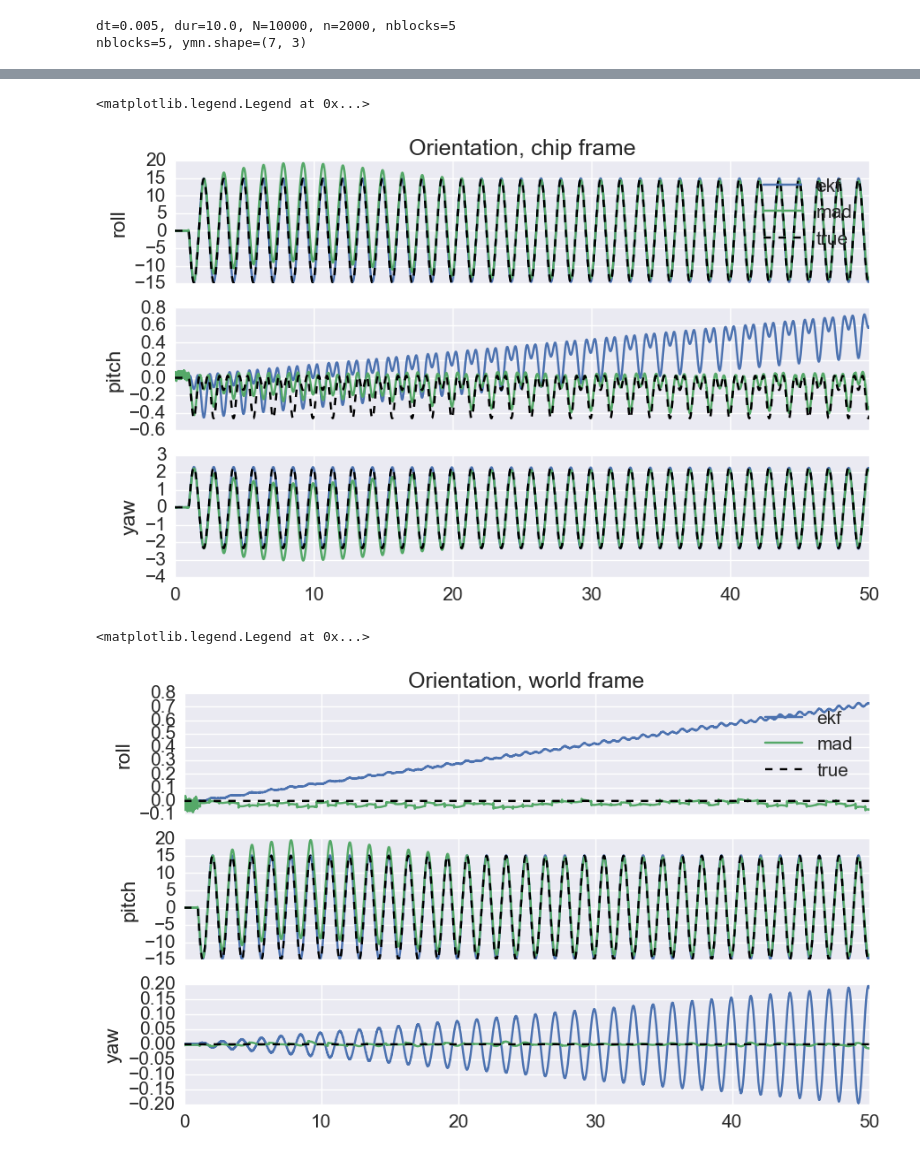
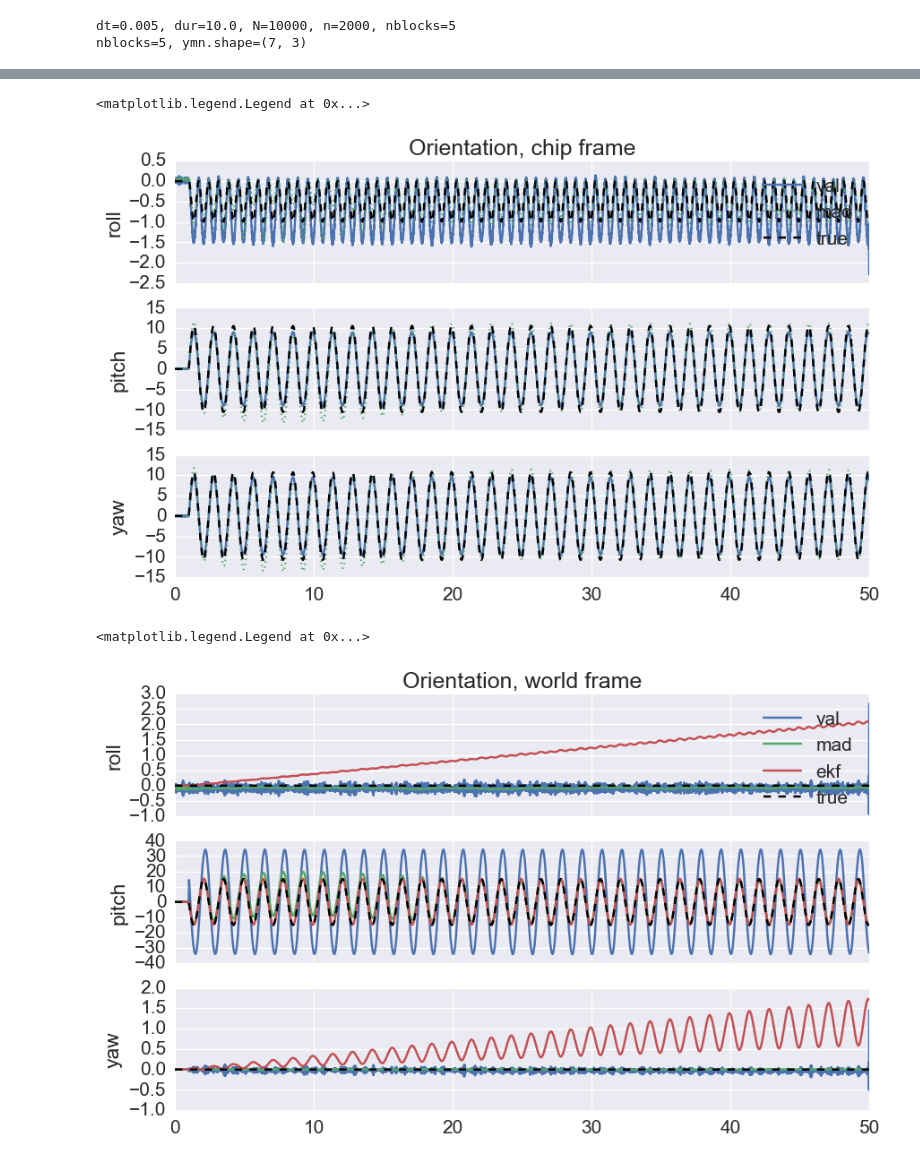
Before and after one commit to DaveBuckingham/fish, a Jupyter notebook: algorithms/test_imu_algorithms.ipynb, the cells around one changed output, grey strips where cells are left out. Saved outputs shown, nothing was run; the diff lists cells and outputs as text; code cells hidden in the pictures.

Commit message:
Valenti algorithm is maybe working

```diff
--- a/algorithms/test_imu_algorithms.ipynb
+++ b/algorithms/test_imu_algorithms.ipynb
@@ -129,10 +129,17 @@ imu.filter(method='butter', order=5, gyro_cutoff=(0.1, 10), acc_cutoff=(0, 30))
 # %% [output]
 dt=0.005, dur=10.0, N=10000, n=2000, nblocks=5
 nblocks=5, ymn.shape=(7, 3)
+# %%
+imu.get_orientation(method='valenti', gain=1.0, gainrange=None)
+orient_val = copy(imu.orient_world)
+accdyn_val = copy(imu.accdyn_world)
+accdyn_val_chip = copy(imu.accdyn_sensor)
+orient_val_chip = copy(imu.orient_sensor)
+qorient_val = copy(imu.qorient_world)
 # %%
 imu.get_orientation(method='madgwick')
 orient_mad = copy(imu.orient_world)
 orient_mad_chip = copy(imu.orient_sensor)
 accdyn_mad = copy(imu.accdyn_world)
 accdyn_mad_chip = copy(imu.accdyn_sensor)
-qorient_mad = copy(imu.qorient)
+qorient_mad = copy(imu.qorient_world)
@@ -156,0 +146,12 @@ qchip2world:
+# %%
+fig, ax = plt.subplots(4,1, sharex=True)
+for o0, om, ov, ax1 in zip(np.rollaxis(quaternion.as_float_array(imu.qorient_world_true), 1),
+                                np.rollaxis(quaternion.as_float_array(qorient_mad), 1),
+                                np.rollaxis(quaternion.as_float_array(qorient_val), 1),
+                                ax):
+    ax1.plot(imu.t, ov, label='val')
+    ax1.plot(imu.t, om, ':', label='mad')
+    ax1.plot(imu.t, o0, 'k--', label='true')
+ax[0].set_title('Orientation quaternion')
+ax[0].legend()
+ax[0].set_xlim([0, 4])
@@ -157,31 +161,32 @@ qchip2world:
 # %%
 fig, ax = plt.subplots(3,1, sharex=True)
-for o0, om, oe, ax1, lab in zip(np.rollaxis(imu.orient_imu_true, 1),
+for o0, om, ov, ax1, lab in zip(np.rollaxis(imu.orient_imu_true, 1),
                                 np.rollaxis(orient_mad_chip, 1),
-                                np.rollaxis(orient_ekf_chip, 1),
+                                np.rollaxis(orient_val_chip, 1),
                                 ax, ['roll', 'pitch', 'yaw']):
-    ax1.plot(imu.t, -np.rad2deg(oe), label='ekf')
-    ax1.plot(imu.t, np.rad2deg(om), label='mad')
+    ax1.plot(imu.t, np.rad2deg(ov), label='val')
+    ax1.plot(imu.t, np.rad2deg(om), ':', label='mad')
     ax1.plot(imu.t, o0, 'k--', label='true')
     ax1.set_ylabel(lab)
 ax[0].set_title('Orientation, chip frame')
 ax[0].legend()
-#ax[0].set_xlim([4.5, 5])
+# ax[0].set_xlim([0, 0.5])
 # %% [output]
 <matplotlib.legend.Legend at 0x...>
-[figure, old version]
+[figure, new version]
 # %%
 fig, ax = plt.subplots(3,1, sharex=True)
-for o0, om, oe, ax1, lab in zip(np.rollaxis(imu.orient_world_true, 1), np.rollaxis(orient_mad, 1),
+for o0, om, ov, oe, ax1, lab in zip(np.rollaxis(imu.orient_world_true, 1), np.rollaxis(orient_mad, 1), np.rollaxis(orient_val, 1),
                                 np.rollaxis(orient_ekf, 1),
                                 ax, ['roll', 'pitch', 'yaw']):
+    ax1.plot(imu.t, np.rad2deg(ov), label='val')
+    ax1.plot(imu.t, np.rad2deg(om), label='mad')
     ax1.plot(imu.t, np.rad2deg(oe), label='ekf')
-    ax1.plot(imu.t, np.rad2deg(om), label='mad')
     ax1.plot(imu.t, o0, 'k--', label='true')
     ax1.set_ylabel(lab)
 ax[0].set_title('Orientation, world frame')
 ax[0].legend()
 #ax[0].set_xlim([4.5, 5])
 # %% [output]
 <matplotlib.legend.Legend at 0x...>
-[figure, old version]
+[figure, new version]
```
Also changed, not shown: parts of 13 cells of this notebook, 2 other files.
